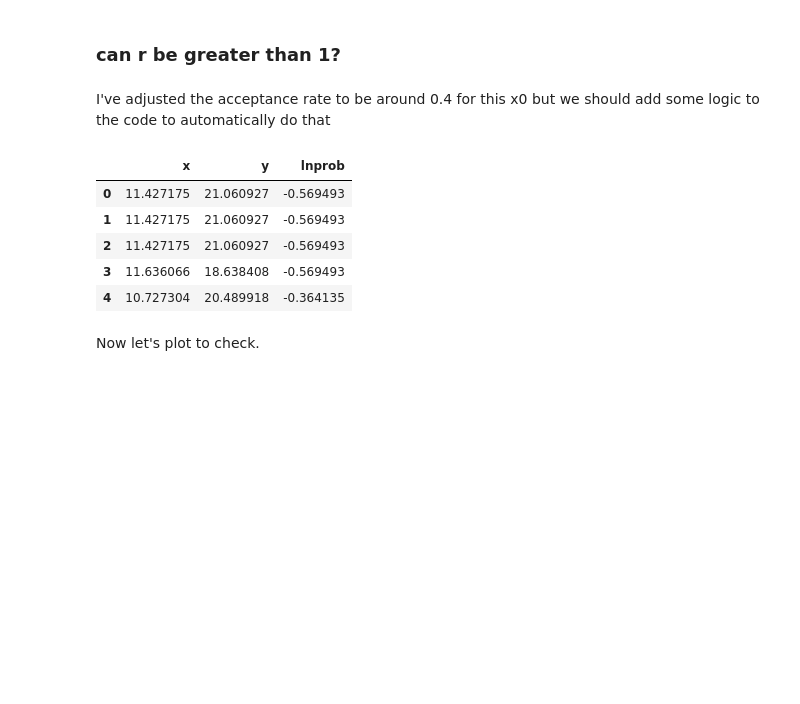
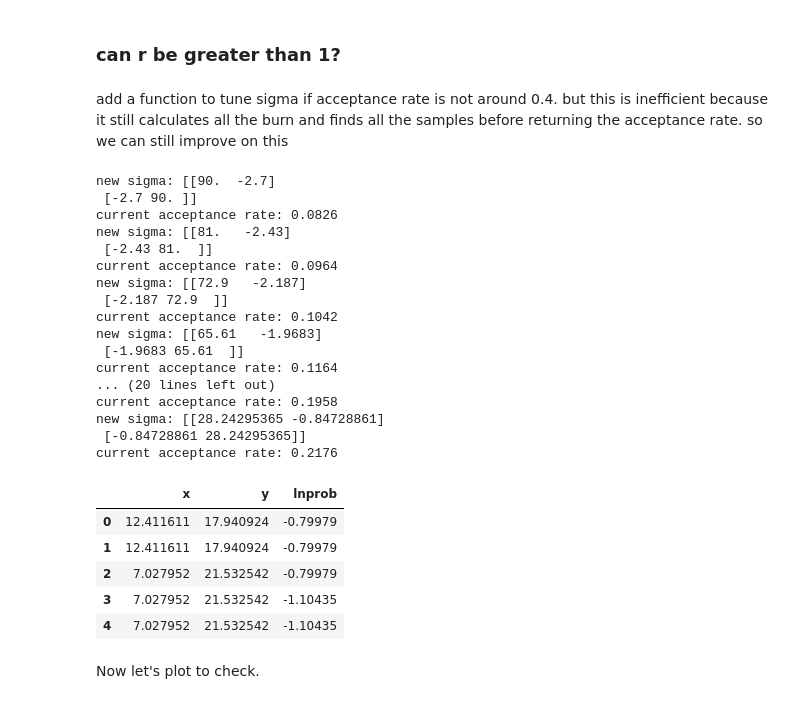
Before and after one commit to Xinhong111/Bi203, a Jupyter notebook: sandbox/hw7.1.ipynb, the cells around one changed output. Saved outputs shown, nothing was run; the diff lists cells and outputs as text; code cells hidden in the pictures; blank space fills up the shorter version.

Commit message:
add inefficient tuning of sigma

```diff
--- a/sandbox/hw7.1.ipynb
+++ b/sandbox/hw7.1.ipynb
@@ -101,6 +101,7 @@ def mh_sample(logpost, x0, sigma, args=(), n_burn=1000, n_steps=1000,
     """
     x = x0
     mu, inv_cov = args
+    n_accept = 0
 
     # Steps that will be burned
     for i in range(n_burn):
@@ -110,7 +111,6 @@ def mh_sample(logpost, x0, sigma, args=(), n_burn=1000, n_steps=1000,
     # Set up empty arrays to store info
     n_variables = []
     lnprob = []
-#     n_accept = 0
 
     # Step
     for i in range(n_steps):
@@ -119,33 +119,71 @@ def mh_sample(logpost, x0, sigma, args=(), n_burn=1000, n_steps=1000,
 
         logpost_current = logpost(x, *args)
         x, accept = mh_step(x, logpost, logpost_current, sigma, args=(mu, inv_cov))
-#         n_accept += accept
+        n_accept += accept
 
     df = pd.DataFrame(data=n_variables, columns=['x', 'y'])
     df['lnprob'] = lnprob
 
-    return df
+    return df, n_accept/n_steps
 # %% [markdown]
 ### can r be greater than 1?
-# %% [markdown]
-I've adjusted the acceptance rate to be around 0.4 for this x0 but we should add some logic to the code to automatically do that
+# %% [markdown]
+add a function to tune sigma if acceptance rate is not around 0.4. but this is inefficient because it still calculates all the burn and finds all the samples before returning the acceptance rate. so we can still improve on this
+# %%
+def tune_sigma(accept_rate, sigma):
+    if accept_rate < 0.001:
+        return sigma * 0.1
+    elif accept_rate < 0.05:
+        return sigma * 0.5
+    elif accept_rate < 0.2:
+        return sigma * 0.9
+    elif accept_rate > 0.5:
+        return sigma * 1.1
+    elif accept_rate > 0.75:
+        return sigma * 2
+    elif accept_rate > 0.95:
+        return sigma * 10
+    else:
+        return sigma
 # %%
 # Choose arbitrary x0 and sigma
 x0 = np.array([10, 5])
-sigma = np.array([[9, -3],[-3, 10]])
+sigma = np.array([[100, -3],[-3, 100]])
 
 # Take samples
-df_samples = mh_sample(log_test_distribution, x0, sigma, args=(mu, inv_cov), n_burn=1000, n_steps=5000, variable_names=None)
+df_samples, accept_rate = mh_sample(log_test_distribution, x0, sigma, args=(mu, inv_cov), n_burn=1000, n_steps=5000, variable_names=None)
+while accept_rate < 0.2 or accept_rate > 0.5:
+    sigma = tune_sigma(accept_rate, sigma)
+    print('new sigma:', sigma)
+    df_samples, accept_rate = mh_sample(log_test_distribution, x0, sigma, args=(mu, inv_cov), n_burn=1000, n_steps=5000, variable_names=None)
+    print('current acceptance rate:', accept_rate)
 
 # Take a look
 df_samples.head()
 # %% [output]
+new sigma: [[90.  -2.7]
+ [-2.7 90. ]]
+current acceptance rate: 0.0826
+new sigma: [[81.   -2.43]
+ [-2.43 81.  ]]
+current acceptance rate: 0.0964
+new sigma: [[72.9   -2.187]
+ [-2.187 72.9  ]]
+current acceptance rate: 0.1042
+new sigma: [[65.61   -1.9683]
+ [-1.9683 65.61  ]]
+current acceptance rate: 0.1164
+... (20 lines left out)
+current acceptance rate: 0.1958
+new sigma: [[28.24295365 -0.84728861]
+ [-0.84728861 28.24295365]]
+current acceptance rate: 0.2176
 |  | x | y | lnprob |
-| 0 | 11.427175 | 21.060927 | -0.569493 |
-| 1 | 11.427175 | 21.060927 | -0.569493 |
-| 2 | 11.427175 | 21.060927 | -0.569493 |
-| 3 | 11.636066 | 18.638408 | -0.569493 |
-| 4 | 10.727304 | 20.489918 | -0.364135 |
+| 0 | 12.411611 | 17.940924 | -0.79979 |
+| 1 | 12.411611 | 17.940924 | -0.79979 |
+| 2 | 7.027952 | 21.532542 | -0.79979 |
+| 3 | 7.027952 | 21.532542 | -1.10435 |
+| 4 | 7.027952 | 21.532542 | -1.10435 |
 # %% [markdown]
 Now let's plot to check.
 # %%
```
Also changed, not shown: parts of 2 cells of this notebook.
